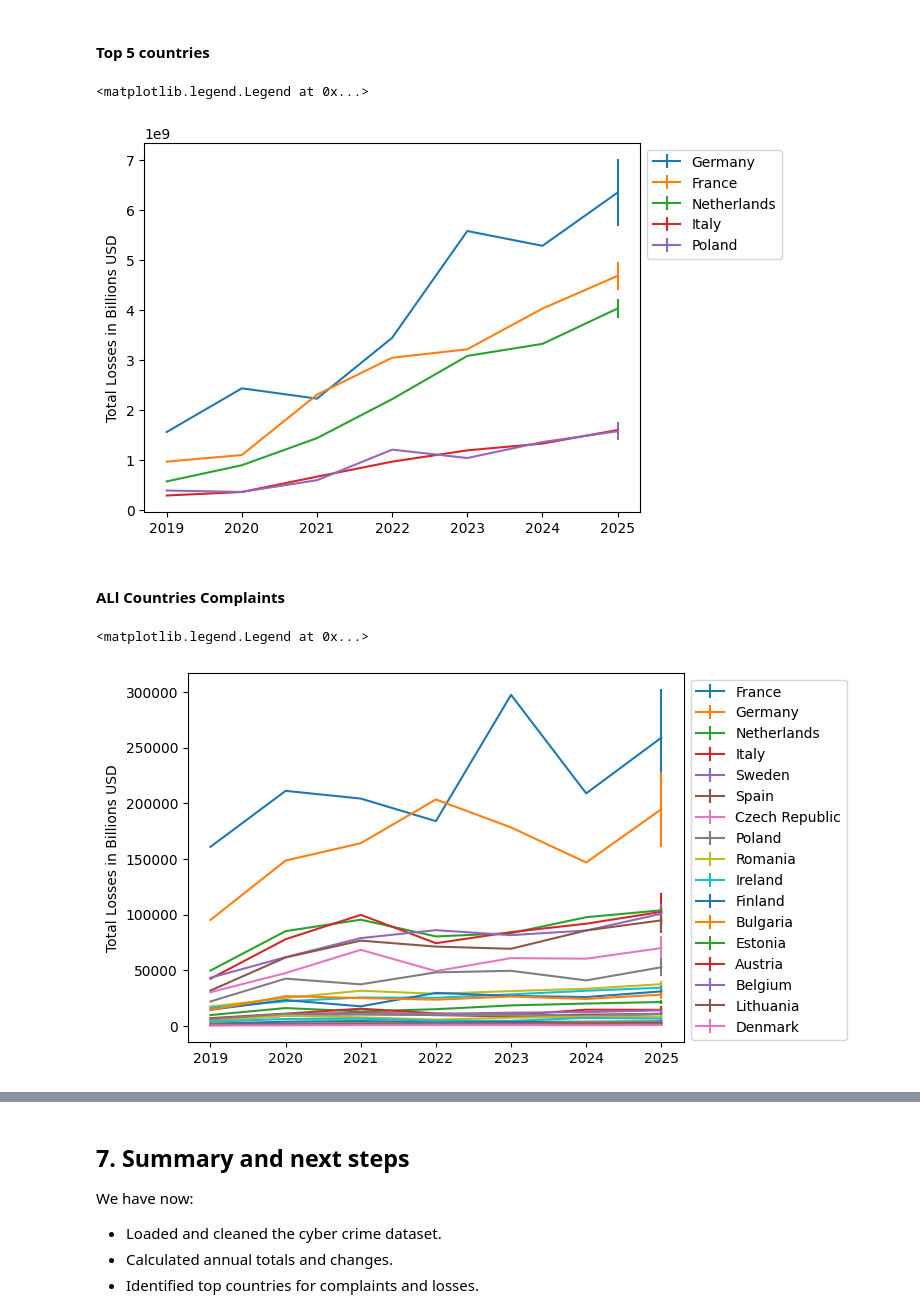
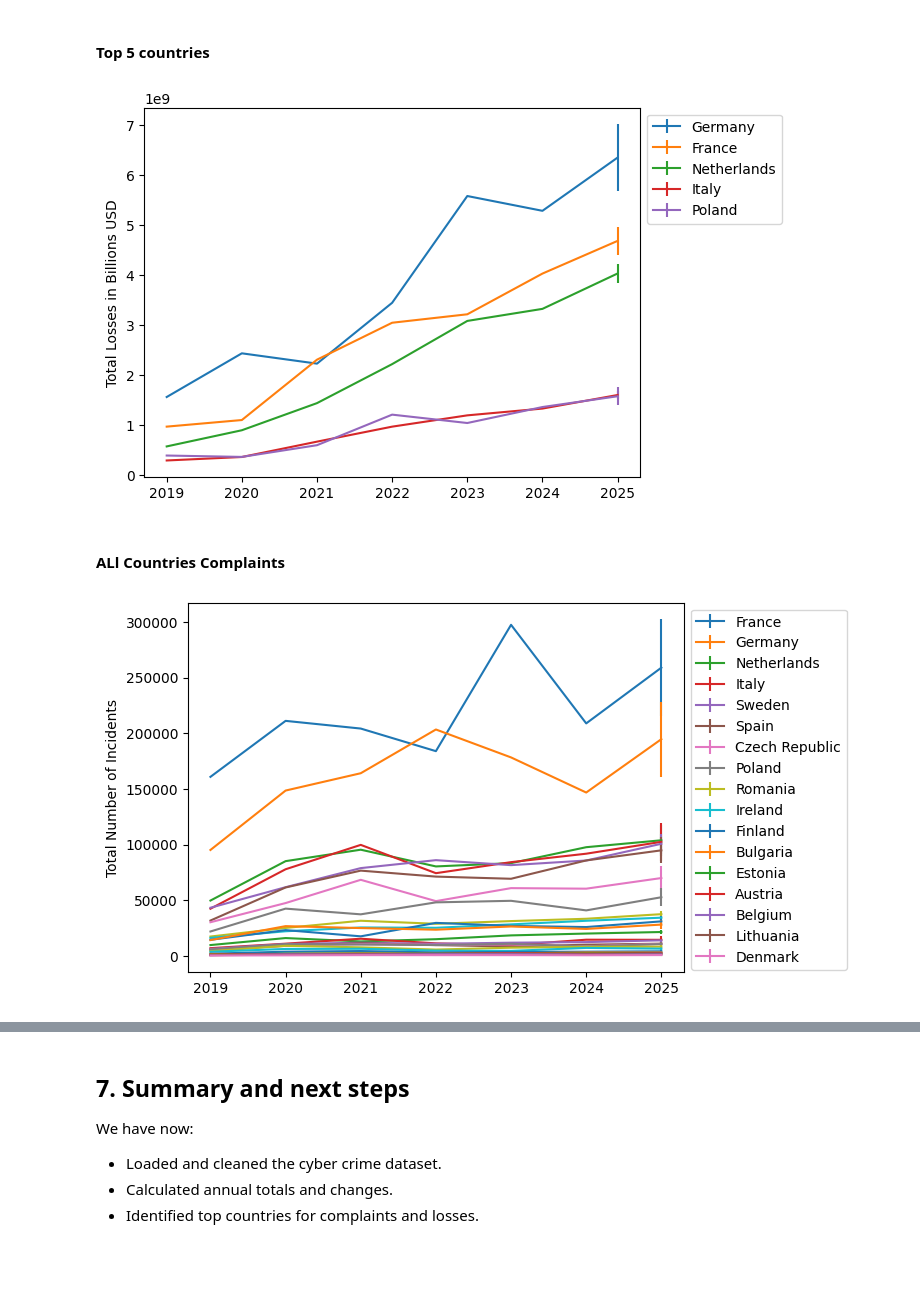
Before and after one commit to KozA777/cyber_project, a Jupyter notebook: Plots_Errors_Code.ipynb, the cells around one changed output, grey strips where cells are left out. Cells and saved outputs as stored; diff of their text form; code cells hidden in the pictures; blank space fills up the shorter version.

```diff
--- a/Plots_Errors_Code.ipynb
+++ b/Plots_Errors_Code.ipynb
@@ -482,6 +517,8 @@ plt.legend(legend_countr_loss.reset_index().loc[:16]['Country'], loc='upper left
 
 # plot set of countries
 country_list = legend_countr_loss.reset_index().loc[:4]['Country']
+
+fig = plt.figure()
 
 for country in country_list:
     data = df_loss_pred_save[df_loss_pred_save['Country'] == country]['Losses_USD']
@@ -492,28 +529,31 @@ for country in country_list:
     plt.errorbar(x,data, yerr= errors)
 plt.ylabel('Total Losses in Billions USD')
 plt.legend(legend_countr_loss.reset_index().loc[:16]['Country'], loc='upper left', bbox_to_anchor=(1, 1))
+
+fig.savefig('top_loss.png')
 # %% [output]
-<matplotlib.legend.Legend at 0x...>
 [figure]
 # %% [markdown]
 #### ALl Countries Complaints
 # %%
 
 # plot set of countries
 country_list = legend_countr_comp['Country']
+fig = plt.figure()
 
 for country in country_list:
     data = df_comp_pred_save[df_comp_pred_save['Country'] == country]['Complaints']
     x = df_comp_pred_save[df_comp_pred_save['Country'] == country]['Year']
     errors = df_comp_err_save[df_comp_err_save['Country'] == country]['Complaints']
 
     #plt.plot(x, data)
     plt.errorbar(x,data, yerr= errors)
-plt.ylabel('Total Losses in Billions USD')
+plt.ylabel('Total Number of Incidents')
 plt.legend(legend_countr_comp.reset_index().loc[:16]['Country'], loc='upper left', bbox_to_anchor=(1, 1))
+
+fig.savefig('all_comp.png')
 # %% [output]
-<matplotlib.legend.Legend at 0x...>
-[figure, old version]
+[figure, new version]
 # %%
 
 # plot set of countries
```
Also changed, not shown: parts of 4 cells of this notebook.
